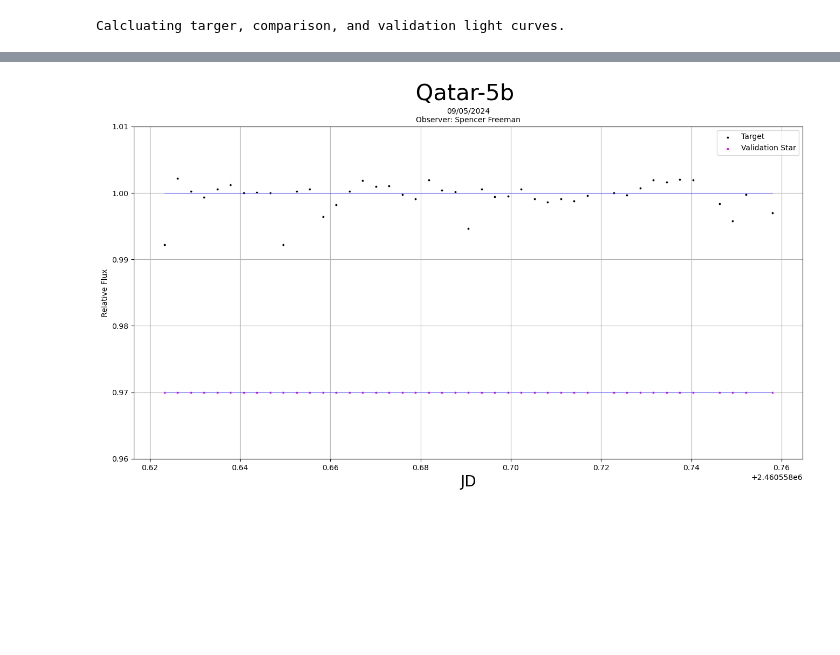
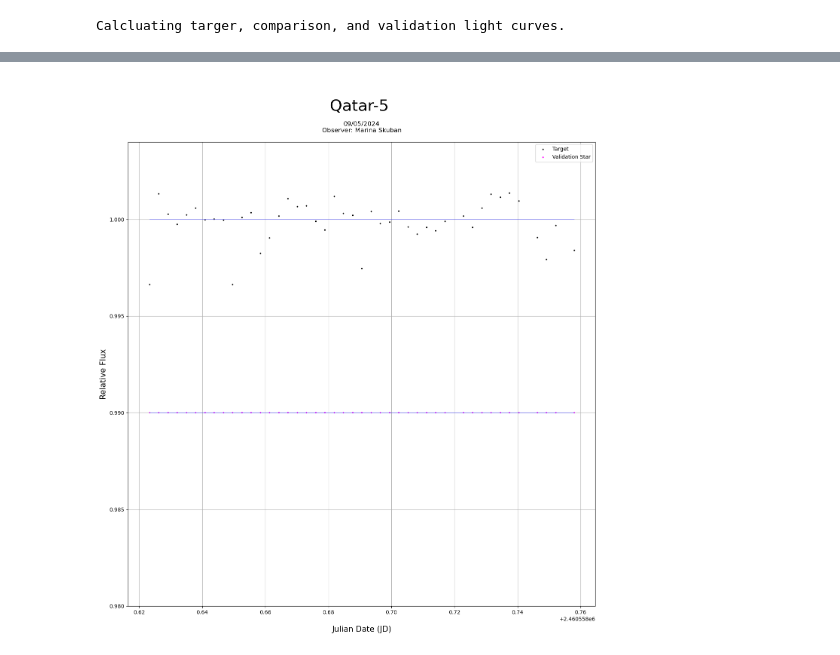
Before and after one commit to spencermfreeman/Astro_Fits_Pipeline, a Jupyter notebook: notebooks/photometry.ipynb, the cells around one changed output, grey strips where cells are left out. Drawn from its saved outputs; the diff is of its cells as text; code cells hidden in the pictures; blank space fills up the shorter version.

Commit message:
all photometry and plotting updated.

```diff
--- a/notebooks/photometry.ipynb
+++ b/notebooks/photometry.ipynb
@@ -580,8 +583,8 @@ def iso_date_to_JD(iso_date:str) -> float:
     t = Time(iso_date, format='iso')
     return t.jd
 
-def calculate_light_curves(output_directory:str, cat_indicator:str, n_radii:int, target_location:tuple, comparison_location:tuple, validation_location:tuple) -> tuple:
-    catalogue_files = glob.glob(output_directory + '*cat*')
+def calculate_light_curves(output_directory:str, cat_indicator:str, n_radii:int, target_location:tuple, comparison_location:tuple, validation_location:tuple) -> tuple[list, list, list]:
+    catalogue_files = glob.glob(output_directory + f'*{cat_indicator}*')
     processed_light_files = glob.glob(output_directory + '*lrp*')
 
     catalogue_files.sort()
@@ -595,7 +598,7 @@ def calculate_light_curves(output_directory:str, cat_indicator:str, n_radii:int,
     comparison_lc=np.zeros((1+2*n_radii,n_files))
     validation_lc=np.zeros((1+2*n_radii,n_files))
 
-    print("Calcluating targer, comparison, and validation light curves.")
+    print("Calcluating target, comparison, and validation light curves.")
 
     '''first we get the time (JD) from the paralell list of light files, then sum the apertures'''
 
@@ -634,7 +637,7 @@ def calculate_light_curves(output_directory:str, cat_indicator:str, n_radii:int,
 
         #and again for the validation star:
         validation_distance_array = np.sqrt((x_source_locations - validation_location[0])**2+(y_source_locations - validation_location[1])**2)
-        minimum_index_vali = np.argmin(comparison_distance_array)
+        minimum_index_vali = np.argmin(validation_distance_array)
         distance_undertainty = catalogue[minimum_index_vali]
         validation_aper_arr = catalogue[minimum_index_vali]
         for j in range(n_radii):
@@ -643,8 +646,6 @@ def calculate_light_curves(output_directory:str, cat_indicator:str, n_radii:int,
 
     return (target_lc, comparison_lc, validation_lc)
 
-
-
 target_lc, comparison_lc, validation_lc = calculate_light_curves('/Users/spencerfreeman/Desktop/PersonalCS/CurrentPipeline/test_input/test_output/', 'cat', n_radii=10, target_location=(2403.66, 2018.20), comparison_location=(1756.11, 2364.13), validation_location=(1988.96, 1765.06))
 # %% [output]
 Calcluating targer, comparison, and validation light curves.
@@ -671,38 +672,46 @@ print(target_lc, comparison_lc, validation_lc)
 # %%
-iaper=8 # for iaper aperture
-rlc_targ=target_lc[iaper+1,:]/comparison_lc[iaper+1,:]
-rlc_vali=validation_lc[iaper+1,:]/comparison_lc[iaper+1,:]
-a1=1.0/comparison_lc[iaper+1,:]; e1=target_lc[iaper+10+1,:]
-a2=target_lc[iaper+1,:]/comparison_lc[iaper+1,:]**2; e2=comparison_lc[iaper+10+1,:]
-rlcerr_targ=np.sqrt(a1**2*e1**2+a2**2*e2**2)
+def get_plotting_data(target_lc:list, comparison_lc:list, validation_lc:list, iaper:int) -> tuple[list, list, float, float, float, float, list]:
+    iaper=6 # for iaper aperture
+    lc_target_plot=target_lc[iaper+1,:]/comparison_lc[iaper+1,:]
+    lc_validation_plot=validation_lc[iaper+1,:]/comparison_lc[iaper+1,:]
+    a1=1.0/comparison_lc[iaper+1,:]; e1=target_lc[iaper+10+1,:]
+    a2=target_lc[iaper+1,:]/comparison_lc[iaper+1,:]**2; e2=comparison_lc[iaper+10+1,:]
+    error_target=np.sqrt(a1**2*e1**2+a2**2*e2**2)
 
-print(validation_lc[iaper+1, :])
+    print(validation_lc[iaper+1, :])
 
-a1=1.0/comparison_lc[iaper+1,:]; e1=validation_lc[iaper+10+1,:]
-a2=validation_lc[iaper+1,:]/comparison_lc[iaper+1,:]**2; e2=comparison_lc[iaper+10+1,:]
-rlcerr_vali=np.sqrt(a1**2*e1**2+a2**2*e2**2)
-print('photerr for target/comparison:',np.median(rlcerr_targ))
-print('photerr for validation/comparison:',np.median(rlcerr_vali))
-idx=np.argmin(np.abs(target_lc[0,:]-51888.67))
-norm_targ=np.median(rlc_targ[idx:])
-norm_vali=np.median(rlc_vali[idx:])
-tmpx=[np.min(target_lc[0,:]),np.max(target_lc[0,:])]
+    a1=1.0/comparison_lc[iaper+1,:]; e1=validation_lc[iaper+10+1,:]
+    a2=validation_lc[iaper+1,:]/comparison_lc[iaper+1,:]**2; e2=comparison_lc[iaper+10+1,:]
+    error_valiation=np.sqrt(a1**2*e1**2+a2**2*e2**2)
+    print('photerr for target/comparison:',np.median(error_target))
+    print('photerr for validation/comparison:',np.median(error_valiation))
+    idx=np.argmin(np.abs(target_lc[0,:]-51888.67))
+    norm_targ=np.median(lc_target_plot[idx:])
+    norm_vali=np.median(lc_validation_plot[idx:])
+    time_axis_range=[np.min(target_lc[0,:]),np.max(target_lc[0,:])]
+    return lc_target_plot, lc_validation_plot, error_target, error_valiation, norm_targ, norm_vali, time_axis_range
 
-###plotting
-transit_name = "  Qatar-5b"
+###plotting###
+transit_name = "Qatar-5"
 date = "09/05/2024"
-observer_name = "Spencer Freeman"
-plt.figure(figsize=(16,8))
-plt.scatter(target_lc[0,:],rlc_targ/norm_targ,color='black', marker='o',s=3,label="Target")
-plt.scatter(target_lc[0,:],rlc_vali/norm_vali-0.03,color='magenta', marker='o',s=3, label="Validation Star")
-plt.plot(tmpx,[1.0,1.0],'b-',linewidth=.5)
-plt.plot(tmpx,[.97,.97],'b-',linewidth=.5)
-plt.ylim([0.96,1.01])
-plt.xlabel('JD',fontsize=20)
-plt.ylabel("Relative Flux")
-plt.grid(True)
-plt.suptitle(f"{transit_name}", fontsize=30)
-plt.title(f"{date}\nObserver: {observer_name}", fontsize=10)
-plt.legend()
-print(sigma_clipped_stats(2.5*np.log10(rlc_vali),sigma=3,maxiters=3))
+observer_name = "Marina Skuban"
+
+def plot_light_curve(jd:list, lc_target_plot:list, lc_validation_plot:list, norm_targ:float, norm_vali:float, time_axis_range:list, directory_out:str, transit_name:str, date:str, observer_name:str):
+    plt.figure(figsize=(16,16))
+    plt.scatter(jd[0,:],lc_target_plot/norm_targ,color='black', marker='o',s=3,label="Target")
+    plt.scatter(jd[0,:],lc_validation_plot/norm_vali-0.01,color='magenta', marker='o',s=3, label="Validation Star")
+    plt.plot(time_axis_range,[1.0,1.0],'b-',linewidth=.5)
+    plt.plot(time_axis_range,[.990,.990],'b-',linewidth=.5)
+    plt.ylim([0.980,1.004])
+    plt.xlabel("\nJulian Date (JD)",fontsize=15)
+    plt.ylabel("Relative Flux", fontsize=15)
+    plt.grid(True)
+    plt.suptitle(f"\n  {transit_name}", fontsize=30)
+    plt.title(f"{date}\nObserver: {observer_name}\n", fontsize=12)
+    plt.legend()
+    plt.savefig(directory_out+f"/{transit_name}")
+    print(sigma_clipped_stats(2.5*np.log10(lc_validation_plot),sigma=3,maxiters=3))
+
+lc_target_plot, lc_validation_plot, error_target, error_valiation, norm_targ, norm_vali, time_axis_range = get_plotting_data(target_lc, comparison_lc, validation_lc, 6)
+plot_light_curve(target_lc, lc_target_plot, lc_validation_plot, norm_targ, norm_vali, time_axis_range, "/Users/spencerfreeman/Desktop/PersonalCS/CurrentPipeline/test_input/test_output", transit_name, date, observer_name)
 # %% [output]
@@ -722,2 +731,2 @@ photerr for validation/comparison: 0.002319176631583755
 (0.0, 0.0, 0.0)
-[figure, old version]
+[figure, new version]
```
Also changed, not shown: parts of 5 cells of this notebook, 3 other files.
